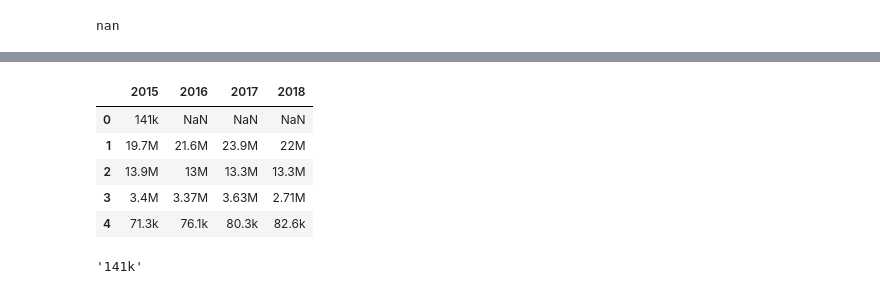
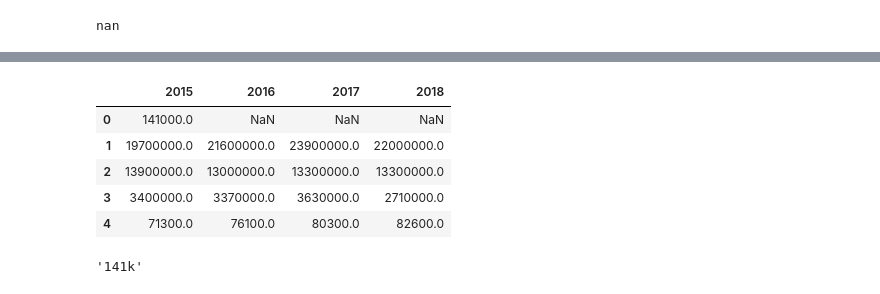
Before and after one commit to totatorbj/su-mt4007, a Jupyter notebook: HW3/HW3_investigation.ipynb, the cells around one changed output, grey strips where cells are left out. Drawn from its saved outputs; the diff is of its cells as text; code cells hidden in the pictures.

```diff
--- a/HW3/HW3_investigation.ipynb
+++ b/HW3/HW3_investigation.ipynb
@@ -791,20 +803,41 @@ test_cell_phones_data_df
 Define functions to transform strings to numbers
 # %%
 def split_number_string(number_string):
+    '''
+    Takes a string and if the string contains one
+    of the characters 'k', 'M' or 'B' converts the
+    string to a float. Otherwise the string is
+    returned unchanged.
+
+    To be used only by a function that already has
+    checked that the parameter is a string.
+    '''
     if 'k' in number_string:
         number, thousands = number_string.split('k')
-        return float(number) * 1000
+        factor = 1000
+        # return float(number) * 1000
     elif 'M' in number_string:
         number, millions = number_string.split('M')
-        return float(number) * 1000000
+        factor = 1000000
+        #return float(number) * 1000000
     elif 'B' in number_string:
         number, billions = number_string.split('B')
-        return float(number) * 1000000000
+        factor = 1000000000
+        # if billions.len == 1:
+        #     return float(number) * 1000000000
     else:
         return number_string
+
+    try:
+        return float(number)  * factor
+    except:
+        return number_string
 # %%
 def suffix_number_strings(x):
-    if (type(x) == str):
+    '''
+
+    '''
+    if type(x) == str:
         return split_number_string(x)
     else:
         return x
@@ -855,12 +924,12 @@ test_cell_phones_data_df.apply(suffix_number_strings)
 # %%
-test_cell_phones_data_df.apply(suffix_number_strings)
+test_cell_phones_data_df.map(suffix_number_strings)
 # %% [output]
 |  | 2015 | 2016 | 2017 | 2018 |
-| 0 | 141k | NaN | NaN | NaN |
-| 1 | 19.7M | 21.6M | 23.9M | 22M |
-| 2 | 13.9M | 13M | 13.3M | 13.3M |
-| 3 | 3.4M | 3.37M | 3.63M | 2.71M |
-| 4 | 71.3k | 76.1k | 80.3k | 82.6k |
+| 0 | 141000.0 | NaN | NaN | NaN |
+| 1 | 19700000.0 | 21600000.0 | 23900000.0 | 22000000.0 |
+| 2 | 13900000.0 | 13000000.0 | 13300000.0 | 13300000.0 |
+| 3 | 3400000.0 | 3370000.0 | 3630000.0 | 2710000.0 |
+| 4 | 71300.0 | 76100.0 | 80300.0 | 82600.0 |
 # %%
 cell_phones_total_data_df.iloc[0,52]
 # %% [output]
```
Also changed, not shown: parts of 25 cells of this notebook.
